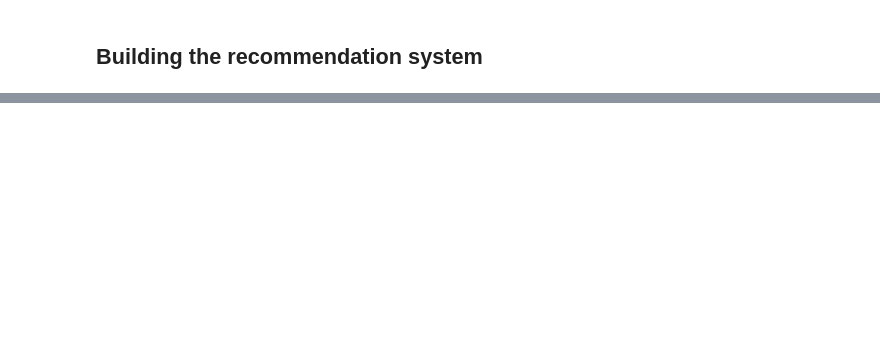
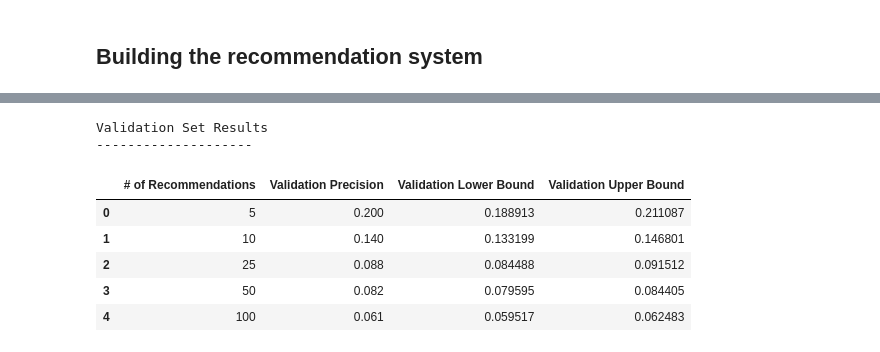
Before and after one commit to prasunshrestha/recommendation_system_for_donors, a Jupyter notebook: Modeling_Pass_Prasun.ipynb, the cells around one changed output, grey strips where cells are left out. Saved outputs shown, nothing was run; the diff lists cells and outputs as text; code cells hidden in the pictures; blank space fills up the shorter version.

```diff
--- a/Modeling_Pass_Prasun.ipynb
+++ b/Modeling_Pass_Prasun.ipynb
@@ -624,0 +372,21 @@ Our model got 1 hits out of 6 projects that the donor has donated.
+# %%
+print("Validation Set Results")
+print("----" * 5)
+
+rec_val_results = pd.DataFrame.from_dict(valid_rec_precision_results, orient = 'index').reset_index()
+rec_val_results.columns = ['# of Recommendations', 'Validation Precision']
+rec_val_results['Validation Precision'] = rec_val_results['Validation Precision'] * 100
+
+rec_val_results['Validation Lower Bound'] = rec_val_results['Validation Precision'] - 1.96 * np.sqrt(rec_val_results['Validation Precision'] * (1 - rec_val_results['Validation Precision']) / (rec_val_results['# of Recommendations'] * 1000))
+rec_val_results['Validation Upper Bound'] = rec_val_results['Validation Precision'] + 1.96 * np.sqrt(rec_val_results['Validation Precision'] * (1 - rec_val_results['Validation Precision']) / (rec_val_results['# of Recommendations'] * 1000))
+
+rec_val_results
+# %% [output]
+Validation Set Results
+--------------------
+|  | # of Recommendations | Validation Precision | Validation Lower Bound | Validation Upper Bound |
+| 0 | 5 | 0.200 | 0.188913 | 0.211087 |
+| 1 | 10 | 0.140 | 0.133199 | 0.146801 |
+| 2 | 25 | 0.088 | 0.084488 | 0.091512 |
+| 3 | 50 | 0.082 | 0.079595 | 0.084405 |
+| 4 | 100 | 0.061 | 0.059517 | 0.062483 |
```
Also changed, not shown: parts of 65 cells of this notebook.
